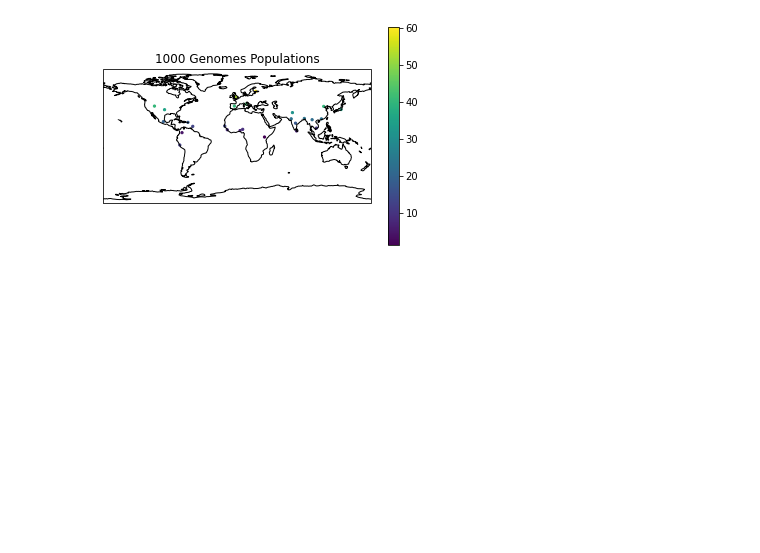
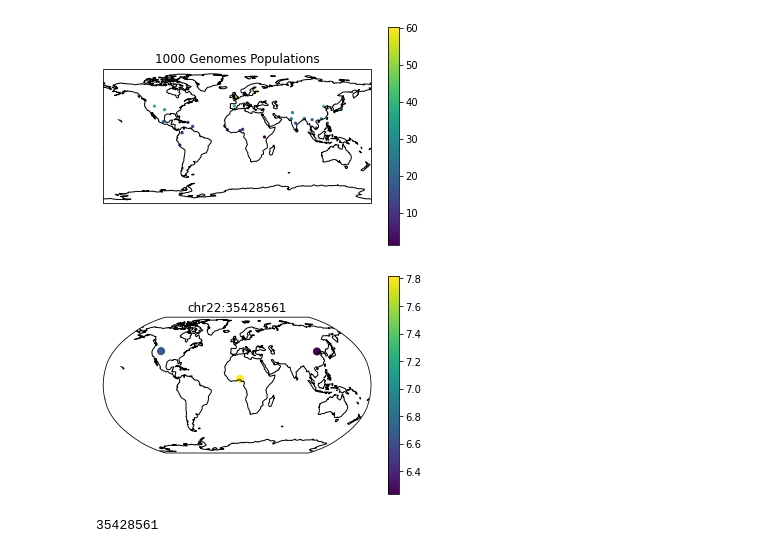
Before and after one commit to achyutha11/geo_LD_viz_v2, a Jupyter notebook: doc/notebooks/carto_first.ipynb, the cells around one changed output. Saved outputs shown, nothing was run; the diff lists cells and outputs as text; code cells hidden in the pictures; blank space fills up the shorter version.

Commit message:
Cartopy plotting LD scores

```diff
--- a/doc/notebooks/carto_first.ipynb
+++ b/doc/notebooks/carto_first.ipynb
@@ -95,0 +106,6 @@ plt.colorbar()
+# %%
+# Loading in LD matrices for each population
+
+CHBmat = loadCHB['ld_mat']
+CEUmat = loadCEU['ld_mat']
+YRImat = loadYRI['ld_mat']
@@ -95,0 +136,36 @@ plt.colorbar()
+# %%
+# Calculating LD scores for CHB, CEU, YRI
+CHB_LDS_2 = ld_score_v2(CHBmat)
+CEU_LDS_2 = ld_score_v2(CEUmat)
+YRI_LDS_2 = ld_score_v2(YRImat)
+# %%
+# Function to take in SNP position and return map with heatmap depcicting LD score of each population
+
+pos = loadCHB['positions']
+import matplotlib.pyplot as plt
+
+def ld_score_map(SNP_POS):
+
+    ax = plt.axes(projection=ccrs.Robinson(central_longitude=0.0))
+    ax.coastlines()
+    ax.set_global()
+    plt.title("chr22:"+str(SNP_POS))
+
+    idx = (SNP_POS == pos)
+    x = [116.391667,-111.093731,3.916667]
+    y = [39.913333,40.32098,7.396667]
+    z = [CHB_LDS_2[idx],CEU_LDS_2[idx],YRI_LDS_2[idx]]
+    plt.scatter(x,y,c=z,s=50,transform = ccrs.PlateCarree())
+    plt.colorbar()
+# %%
+# Testing out above function
+
+ld_score_map(35428561)
+
+#plt.savefig('LD_score_cartopy_2.png',dpi=300)
+# %% [output]
+[figure, added]
+# %%
+pos[200000]
+# %% [output]
+35428561
```
Also changed, not shown: parts of 3 cells of this notebook, 1 other file.
